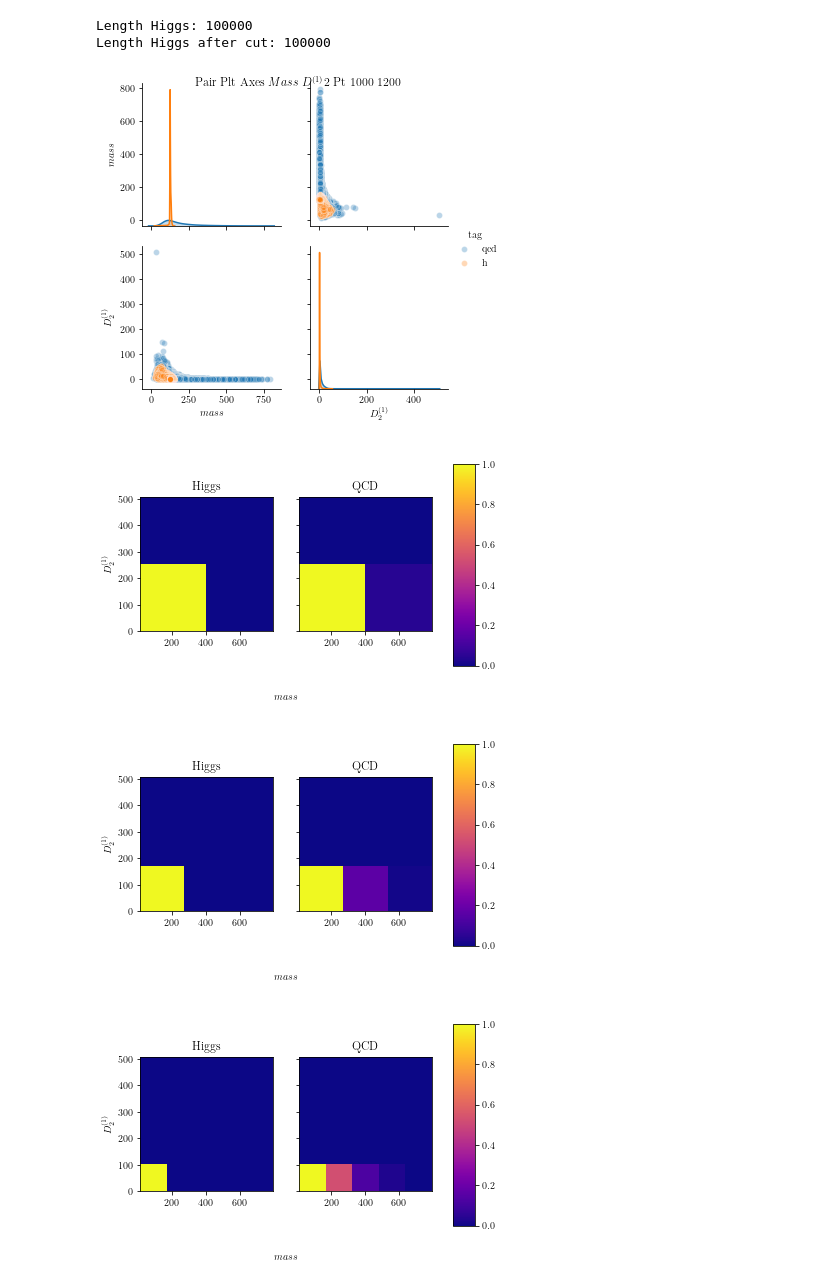
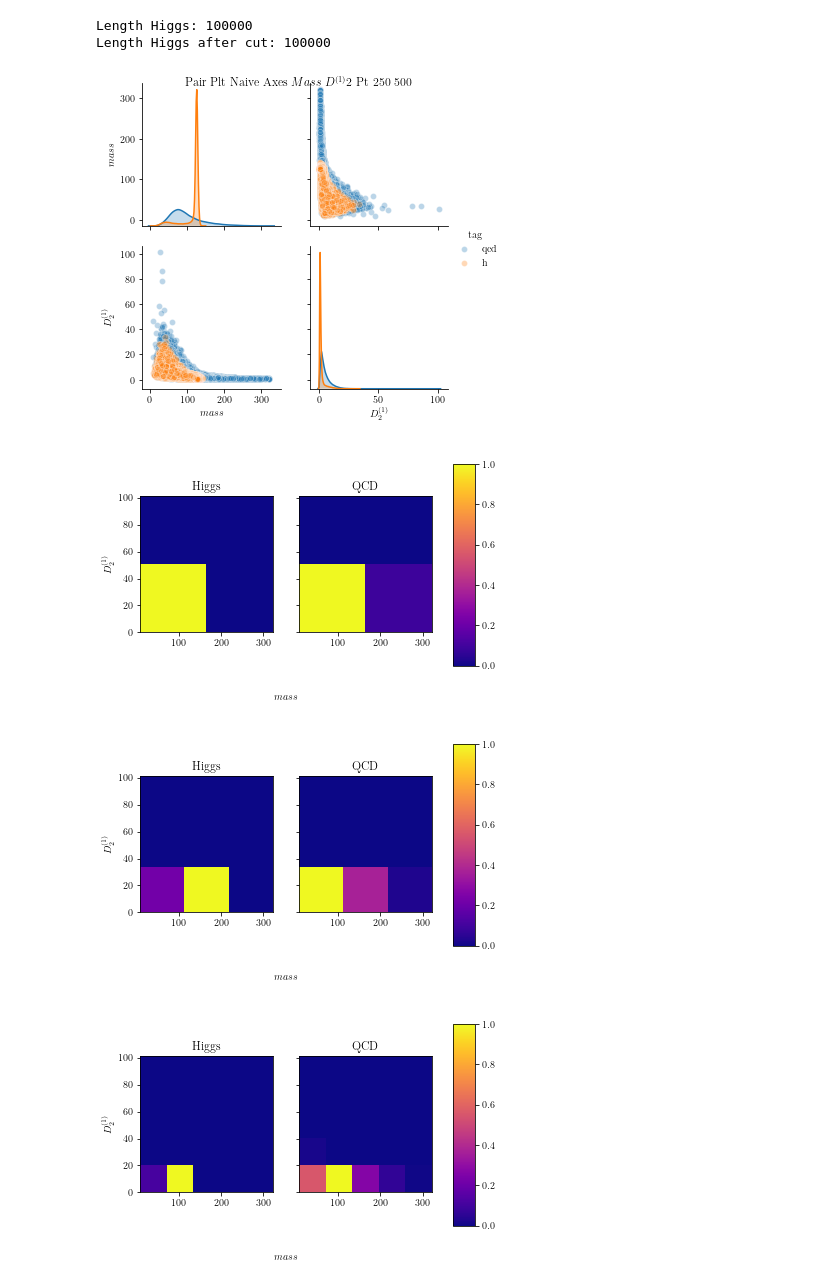
Before and after one commit to AlexSchuy/qsvm_jet_tagging, a Jupyter notebook: QVC_Pennylane/Plot_data_dist.ipynb, the cells around one changed output. Cells and saved outputs as stored; diff of their text form; code cells hidden in the pictures.

```diff
--- a/QVC_Pennylane/Plot_data_dist.ipynb
+++ b/QVC_Pennylane/Plot_data_dist.ipynb
@@ -22,8 +22,8 @@ except Exception:
     print("LaTeX not used.")
 # %%
 # Load data
-qcd = pd.read_pickle('data/qcd_100000_pt_1000_1200.pkl')
-h = pd.read_pickle('data/higgs_100000_pt_1000_1200.pkl')
+qcd = pd.read_pickle('data/qcd_100000_pt_250_500.pkl')
+h = pd.read_pickle('data/higgs_100000_pt_250_500.pkl')
 # %%
 # Save dir
 save_dir = 'plots/histograms/'
@@ -32,8 +32,8 @@ if not os.path.exists(save_dir):
 dir_path = Path(save_dir)
 # %%
 # Apply cuts
-pt_min = 1000
-pt_max = 1200
+pt_min = 250
+pt_max = 500
 
 print("Length Higgs: {}".format(len(h)))
 qcd = qcd[(pt_min < qcd['pt']) & (qcd['pt'] < pt_max)]
@@ -58,7 +58,7 @@ Length Higgs after cut: 100000
 x_label = r'$mass$'
 y_label = r'$D^{(1)}_2$'
 
-pair_plt_name = 'pair_plt_axes_{}_{}_pt_{}_{}'.format(x_axis, y_axis, pt_min, pt_max)
+pair_plt_name = 'pair_plt_naive_axes_{}_{}_pt_{}_{}'.format(x_axis, y_axis, pt_min, pt_max)
 
 pair_plt = sns.pairplot(main_df, hue="tag",
                        plot_kws = {'alpha': 0.3})
@@ -112,35 +112,35 @@ for n_bin in n_bins:
 
     # Start QCD Histogram
     fig_qcd = axes[1]
 
     (hist_qcd, hist_qcd_x, hist_qcd_y) = np.histogram2d(qcd[x_axis], qcd[y_axis], bins=n_bin, range=[[min_x, max_x], [min_y, max_y]])
     hist_qcd = np.transpose(np.divide(hist_qcd, np.max(hist_qcd))) # Norm to [0, 1] and transpose
 
     im = fig_qcd.imshow(
         hist_qcd,
         cmap='plasma',
         aspect=max_x/max_y,
         origin='low',
         extent=[hist_qcd_x[0], hist_qcd_x[-1], hist_qcd_y[0], hist_qcd_y[-1]]
     )
     fig_qcd.set_title('QCD')
     # fig.colorbar(im, ax=fig_qcd)
 
     # Colorbar for both plots
     fig.subplots_adjust(right=0.8)
     cbar_ax = fig.add_axes([0.85, 0.15, 0.05, 0.7])
     fig.colorbar(im, cax=cbar_ax)
 
     fig.add_subplot(111, frameon=False)
 
     plt.tick_params(labelcolor='none', top=False, bottom=False, left=False, right=False)
     plt.xlabel(replacements[x_axis])
     plt.ylabel(replacements[y_axis])
     plt.savefig(dir_path /
-                Path('histogram_axis_{}_{}_pt_{}_{}_bin_{}'.format(x_axis, y_axis, pt_min, pt_max, n_bin)))
+                Path('histogram_naive_axis_{}_{}_pt_{}_{}_bin_{}'.format(x_axis, y_axis, pt_min, pt_max, n_bin)))
     plt.show()
 # %% [output]
-[figure, old version]
+[figure, new version]
-[figure, old version]
+[figure, new version]
-[figure, old version]
+[figure, new version]
-[figure, old version]
+[figure, new version]
```
Also changed, not shown: parts of 2 cells of this notebook, 24 other files.
